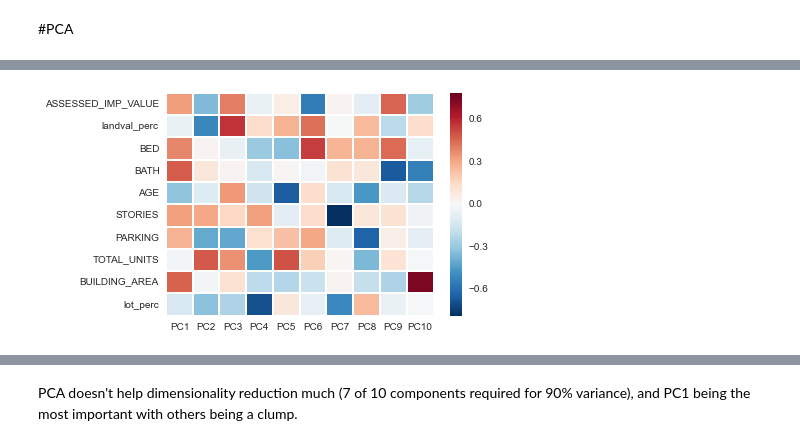
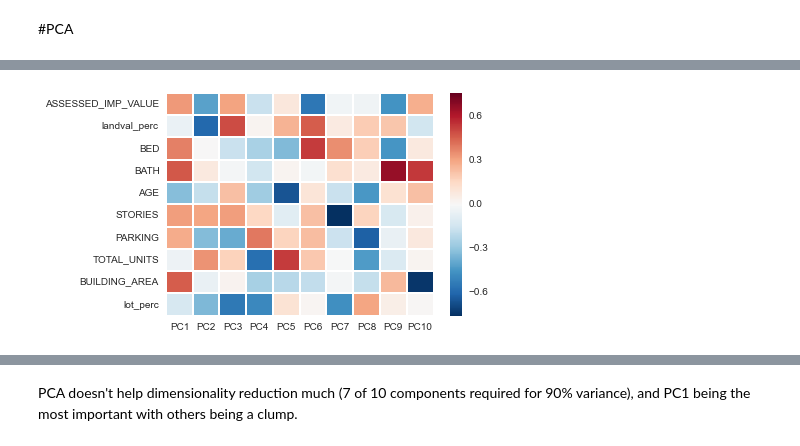
Before and after one commit to selwyth/featurehoods, a Jupyter notebook: 04-enrich.ipynb, the cells around one changed output, grey strips where cells are left out. Saved outputs shown, nothing was run; the diff lists cells and outputs as text; code cells hidden in the pictures.

```diff
--- a/04-enrich.ipynb
+++ b/04-enrich.ipynb
@@ -105,6 +105,8 @@ X.describe().T
 print len(X_het[X_scaled.STORIES > 5]) | len(X_het[X_scaled.TOTAL_UNITS > 5])
 XS = X_het[(X_scaled.STORIES <= 5) & (X_scaled.TOTAL_UNITS <= 5)]
 print len(XS)
+
+X_pca = X_scaled[(X_scaled.STORIES <= 5) & (X_scaled.TOTAL_UNITS <= 5)]
 # %% [output]
 2871
 866126
@@ -114,7 +124,7 @@ print len(XS)
 from sklearn.decomposition import PCA
 
 pca = PCA(whiten = True)
-pca.fit(X_scaled)
+pca.fit(X_pca)
 
 # check out the loadings
 loadings = pd.DataFrame(pca.components_, index = map('PC{}'.format, range(1,len(X_scaled.columns)+1)), columns = X_scaled.columns).T
@@ -135,4 +145,4 @@ loadings
-[figure, old version]
+[figure, new version]
 # %%
 p = pd.DataFrame([pca.explained_variance_ratio_, pca.explained_variance_ratio_.cumsum()],
              index = ['Variance Ratio', 'Cumulative Variance Ratio'],
```
Also changed, not shown: parts of 12 cells of this notebook.
